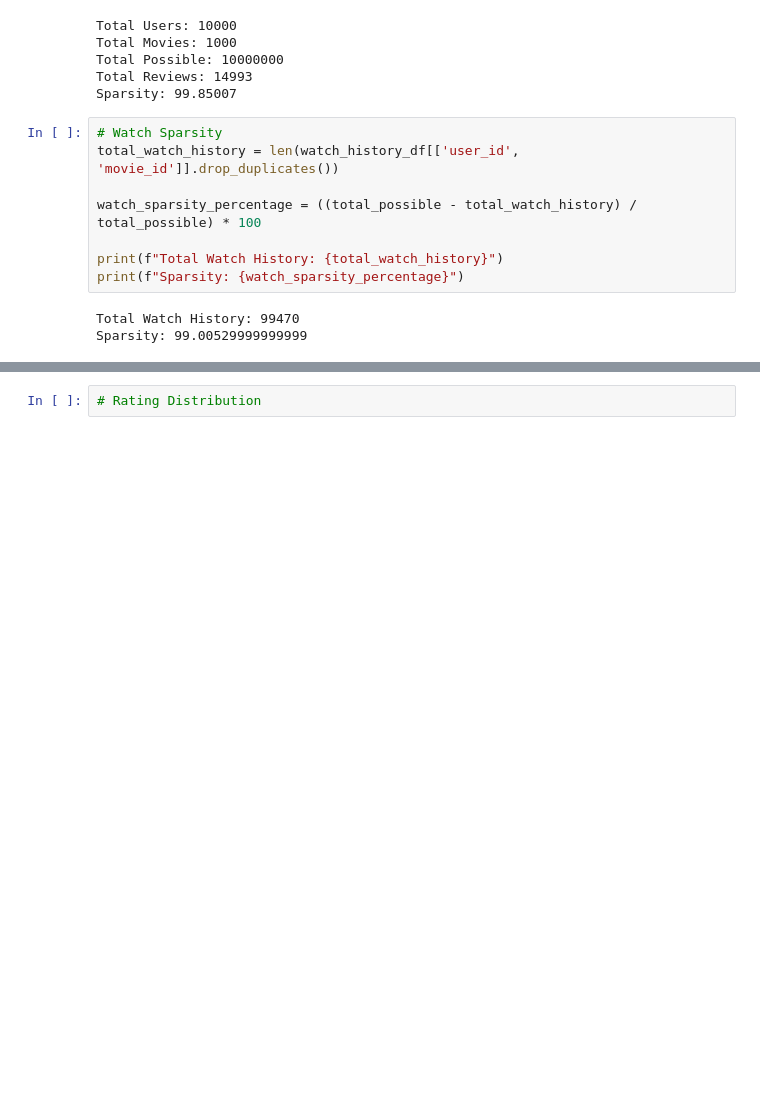
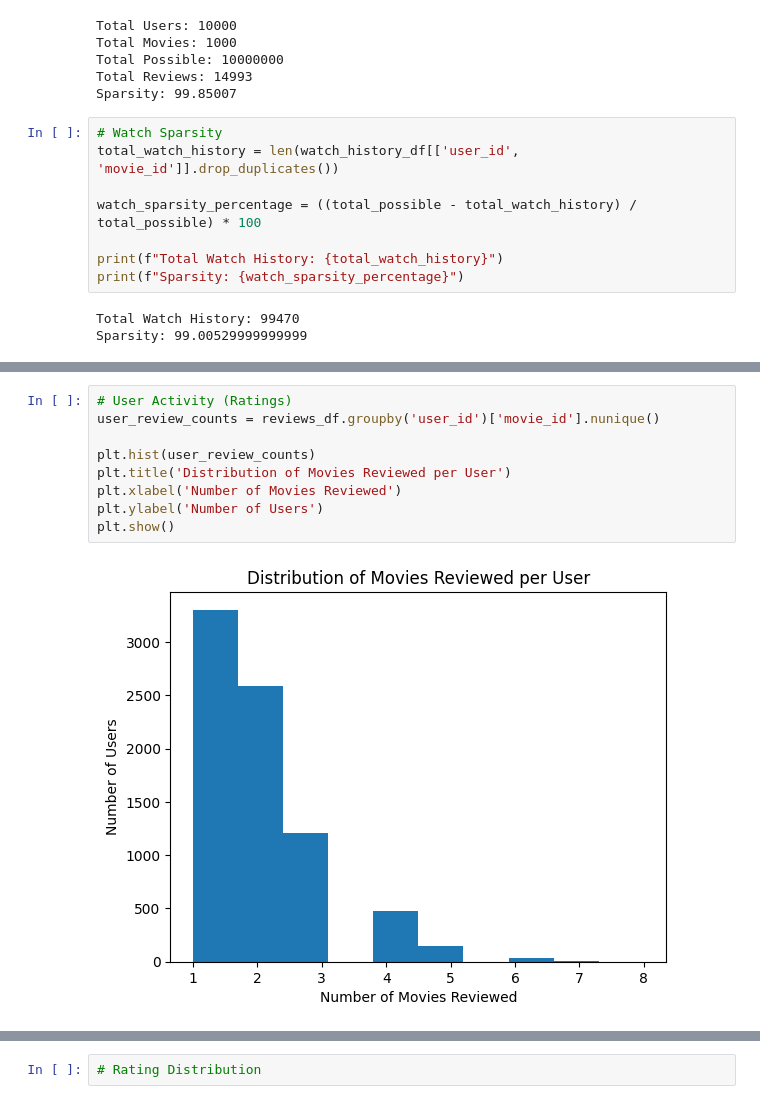
Before and after one commit to CMPE-257-JC/recommender-systems-project, a Jupyter notebook: notebooks/EDA.ipynb, the cells around one changed output, grey strips where cells are left out. Saved outputs shown, nothing was run; the diff lists cells and outputs as text; blank space fills up the shorter version.

```diff
--- a/notebooks/EDA.ipynb
+++ b/notebooks/EDA.ipynb
@@ -244 +253,12 @@ Sparsity: 99.00529999999999
+# %%
+# User Activity (Ratings)
+user_review_counts = reviews_df.groupby('user_id')['movie_id'].nunique()
+
+plt.hist(user_review_counts)
+plt.title('Distribution of Movies Reviewed per User')
+plt.xlabel('Number of Movies Reviewed')
+plt.ylabel('Number of Users')
+plt.show()
+# %% [output]
+[figure, added]
 # %%
```
Also changed, not shown: parts of 5 cells of this notebook.
